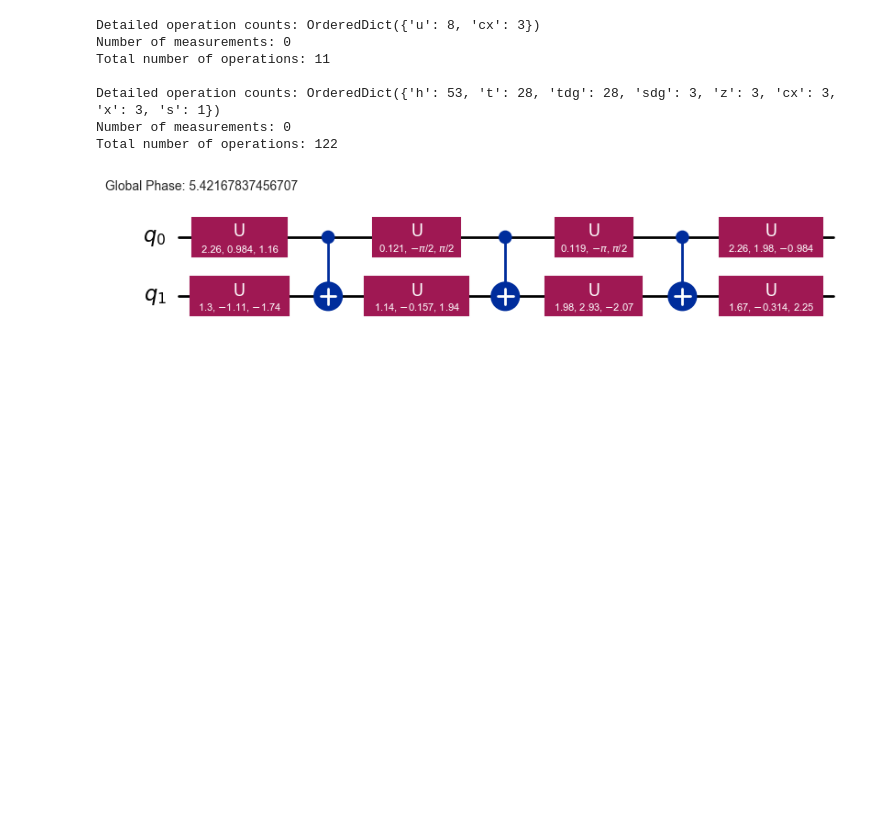
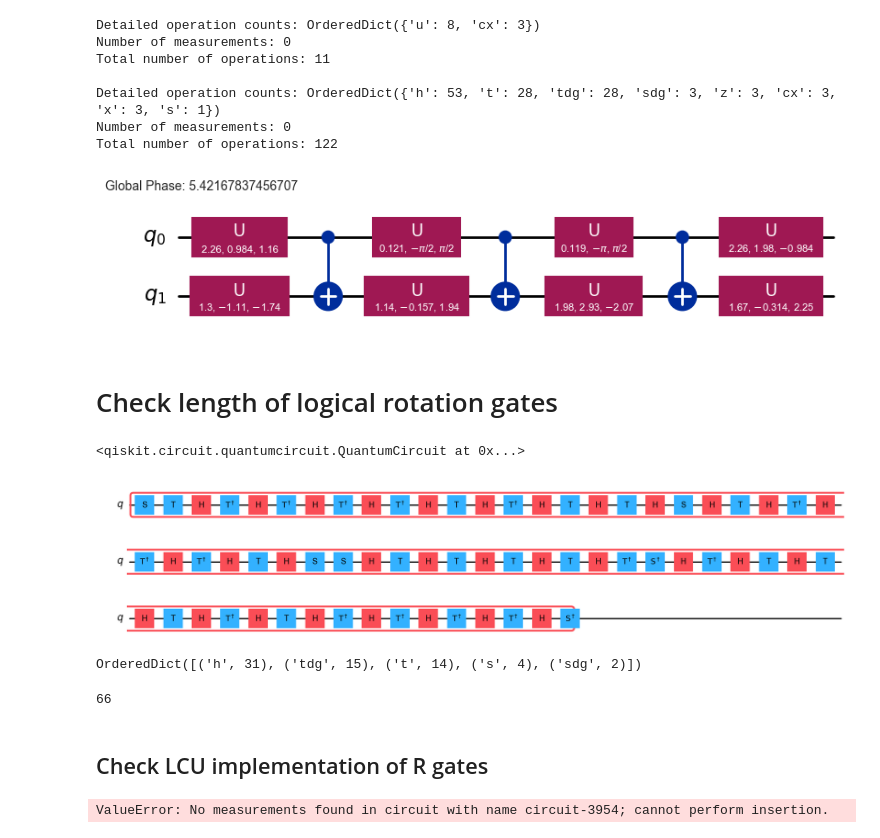
Before and after one commit to GT-Quantum-Computing-Association/LogicalQ, a Jupyter notebook: demos/QuantumSimulation.ipynb, the cells around one changed output. Cells and saved outputs as stored; diff of their text form; code cells hidden in the pictures; blank space fills up the shorter version.

```diff
--- a/demos/QuantumSimulation.ipynb
+++ b/demos/QuantumSimulation.ipynb
@@ -787,3 +787,41 @@ Detailed operation counts: OrderedDict({'h': 53, 't': 28, 'tdg': 28, 'sdg': 3, '
 Number of measurements: 0
 Total number of operations: 122
 [figure]
+# %% [markdown]
+# Check length of logical rotation gates
+# %%
+J_coupling = 2 * np.pi * 6E6
+theta_final = np.pi / 4
+num_steps = 20
+thetas = np.linspace(0, theta_final, num_steps)
+theta = thetas[4]
+
+qc = QuantumCircuit(1)
+append_rot_gate(qc, "x", 2 * theta, [0], depth=20, recursion_degree=1)
+# %% [output]
+<qiskit.circuit.quantumcircuit.QuantumCircuit at 0x...>
+# %%
+qc.draw(output='mpl')
+# %% [output]
+[figure, added]
+# %%
+pm = PassManager([UnBoxTask()])
+qc_unboxed = pm.run(qc)
+
+qc_unboxed.count_ops()
+# %% [output]
+OrderedDict([('h', 31), ('tdg', 15), ('t', 14), ('s', 4), ('sdg', 2)])
+# %%
+print(qc_unboxed.size())
+# %% [output]
+66
+# %% [markdown]
+## Check LCU implementation of R gates
+# %%
+from LogicalQ.Library.QECCs import steane_code
+from LogicalQ.Logical import LogicalStatevector, logical_state_fidelity, LogicalCircuit
+from LogicalQ.tests.TestLogicalGates import TestRx
+
+TestRx([steane_code], 50, 16)
+# %% [output]
+ValueError: No measurements found in circuit with name circuit-3954; cannot perform insertion.
```
Also changed, not shown: parts of 7 cells of this notebook, 3 other files.
